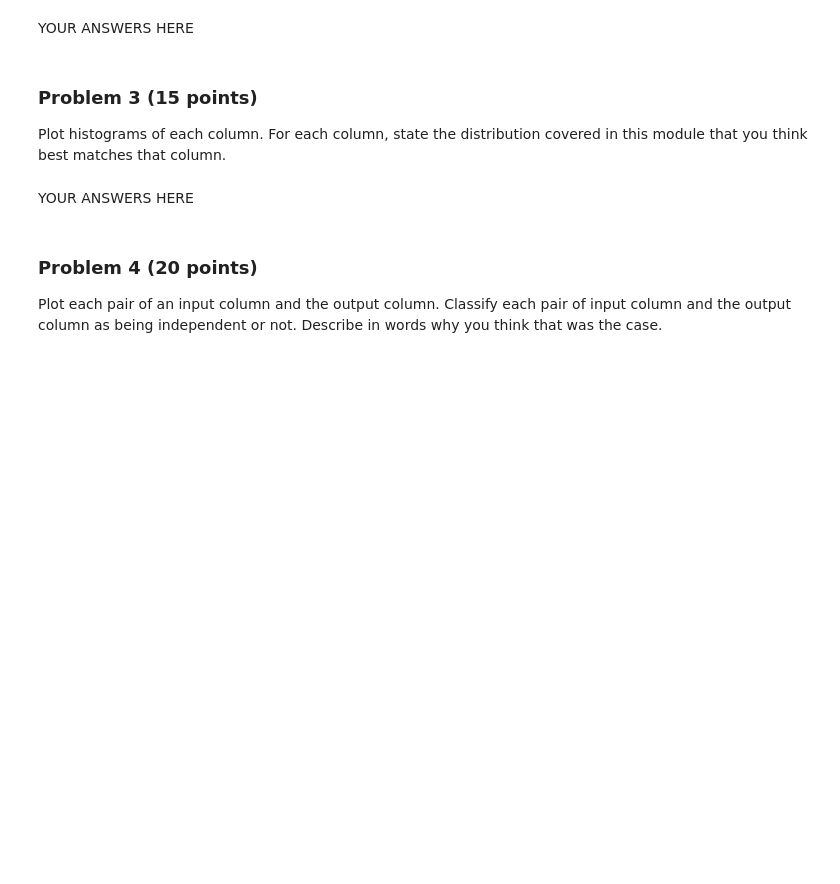
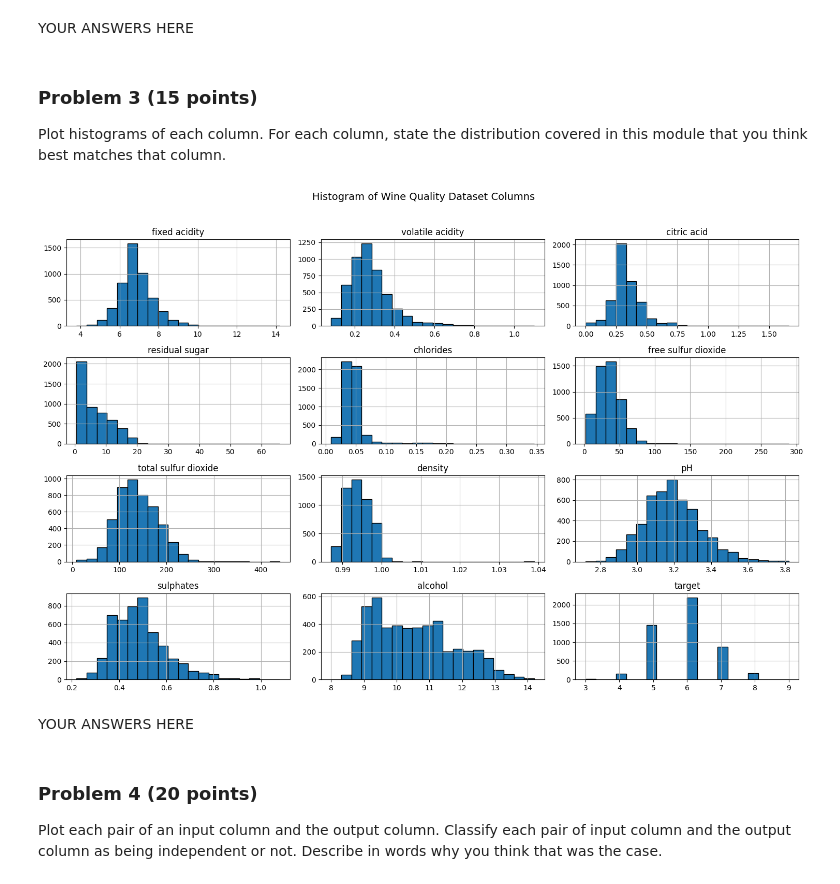
Before and after one commit to Ian123Ian595/dx601-final-project, a Jupyter notebook: project.ipynb, the cells around one changed output. Cells and saved outputs as stored; diff of their text form; code cells hidden in the pictures; blank space fills up the shorter version.

```diff
--- a/project.ipynb
+++ b/project.ipynb
@@ -135,3 +133,11 @@ For each column, state the distribution covered in this module that you think be
+# %%
+# YOUR CODE HERE
+df.hist(bins=20, figsize=(15,10), edgecolor='black')
+plt.suptitle("Histogram of Wine Quality Dataset Columns", fontsize=14)
+plt.tight_layout(rect=[0,0,1,0.96])
+plt.show()
+# %% [output]
+[figure, added]
 # %% [markdown]
 YOUR ANSWERS HERE
 # %% [markdown]
```
Also changed, not shown: parts of 2 cells of this notebook.
